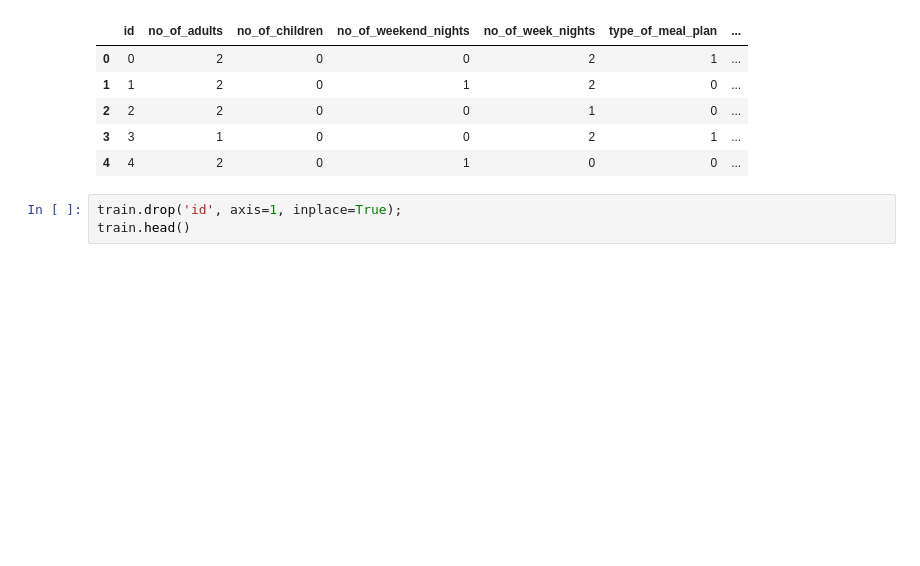
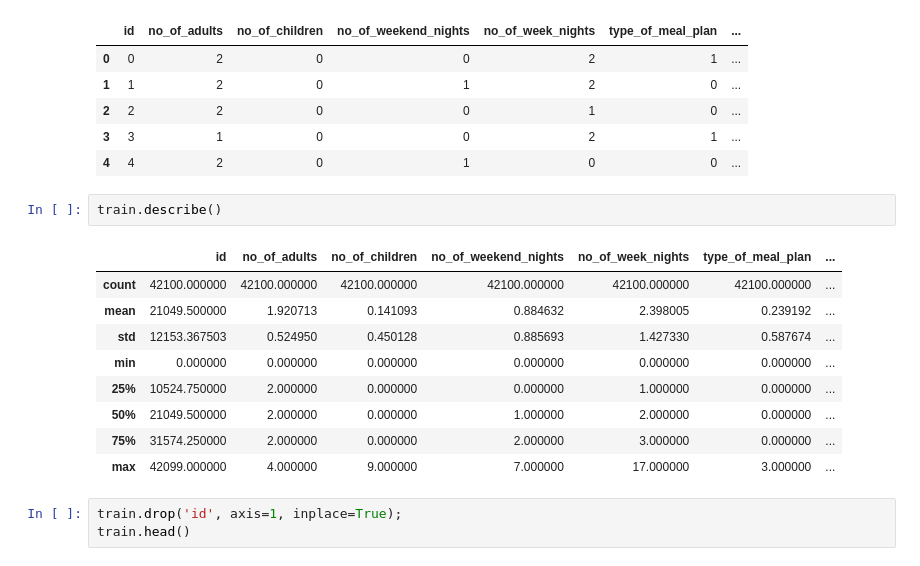
Before and after one commit to javierliro/booking_cancellations, a Jupyter notebook: booking_cancellations.ipynb, the cells around one changed output. Drawn from its saved outputs; the diff is of its cells as text; blank space fills up the shorter version.

```diff
--- a/booking_cancellations.ipynb
+++ b/booking_cancellations.ipynb
@@ -23,6 +23,18 @@ train.head()
 | 2 | 2 | 2 | 0 | 0 | 1 | 0 | ... |
 | 3 | 3 | 1 | 0 | 0 | 2 | 1 | ... |
 | 4 | 4 | 2 | 0 | 1 | 0 | 0 | ... |
+# %%
+train.describe()
+# %% [output]
+|  | id | no_of_adults | no_of_children | no_of_weekend_nights | no_of_week_nights | type_of_meal_plan | ... |
+| count | 42100.000000 | 42100.000000 | 42100.000000 | 42100.000000 | 42100.000000 | 42100.000000 | ... |
+| mean | 21049.500000 | 1.920713 | 0.141093 | 0.884632 | 2.398005 | 0.239192 | ... |
+| std | 12153.367503 | 0.524950 | 0.450128 | 0.885693 | 1.427330 | 0.587674 | ... |
+| min | 0.000000 | 0.000000 | 0.000000 | 0.000000 | 0.000000 | 0.000000 | ... |
+| 25% | 10524.750000 | 2.000000 | 0.000000 | 0.000000 | 1.000000 | 0.000000 | ... |
+| 50% | 21049.500000 | 2.000000 | 0.000000 | 1.000000 | 2.000000 | 0.000000 | ... |
+| 75% | 31574.250000 | 2.000000 | 0.000000 | 2.000000 | 3.000000 | 0.000000 | ... |
+| max | 42099.000000 | 4.000000 | 9.000000 | 7.000000 | 17.000000 | 3.000000 | ... |
 # %%
 train.drop('id', axis=1, inplace=True);
 train.head()
```
Also changed, not shown: parts of 17 cells of this notebook, 2 other files.
